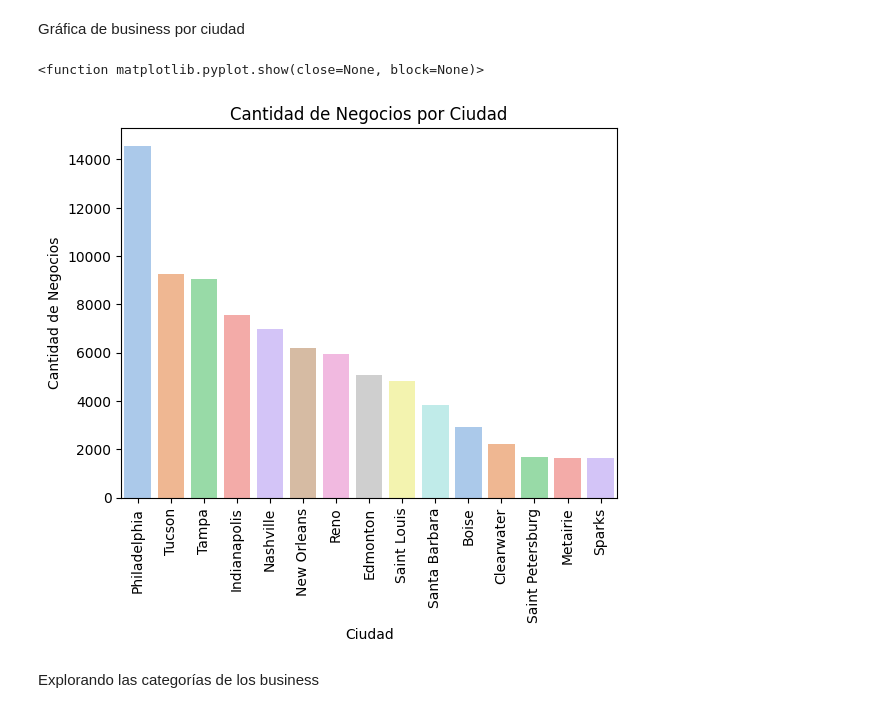
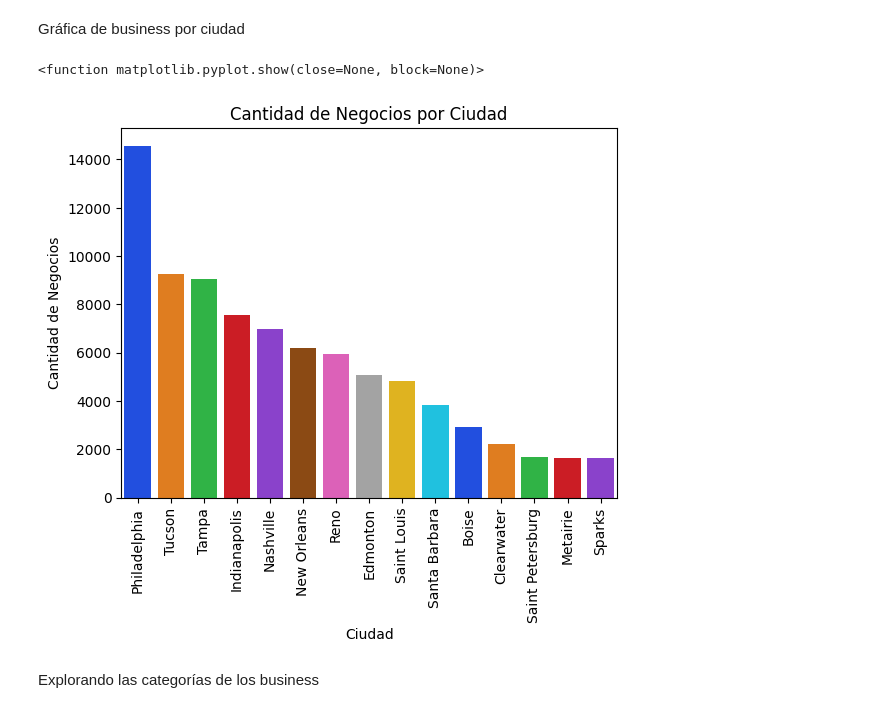
Before and after one commit to SDCaFlo/datapt11_pf_grupo02, a Jupyter notebook: EDA-YELP.ipynb, the cells around one changed output. Saved outputs shown, nothing was run; the diff lists cells and outputs as text; code cells hidden in the pictures.

```diff
--- a/EDA-YELP.ipynb
+++ b/EDA-YELP.ipynb
@@ -120,21 +120,21 @@ Gráfica de business por ciudad
 # %%
 # Crear el diagrama de barras
 ax = sns.barplot(
     data= top_15_cities,
     x='city',
     y='Count',
     hue='city',
-    palette='pastel',
+    palette='bright',
     dodge=False
 )
 ax.set_title('Cantidad de Negocios por Ciudad')
 ax.set_xlabel('Ciudad')
 ax.set_ylabel('Cantidad de Negocios')
 plt.xticks(rotation=90)
 plt.show
 # %% [output]
 <function matplotlib.pyplot.show(close=None, block=None)>
-[figure, old version]
+[figure, new version]
 # %% [markdown]
 Explorando las categorías de los business
 # %%
```
Also changed, not shown: parts of 8 cells of this notebook.
